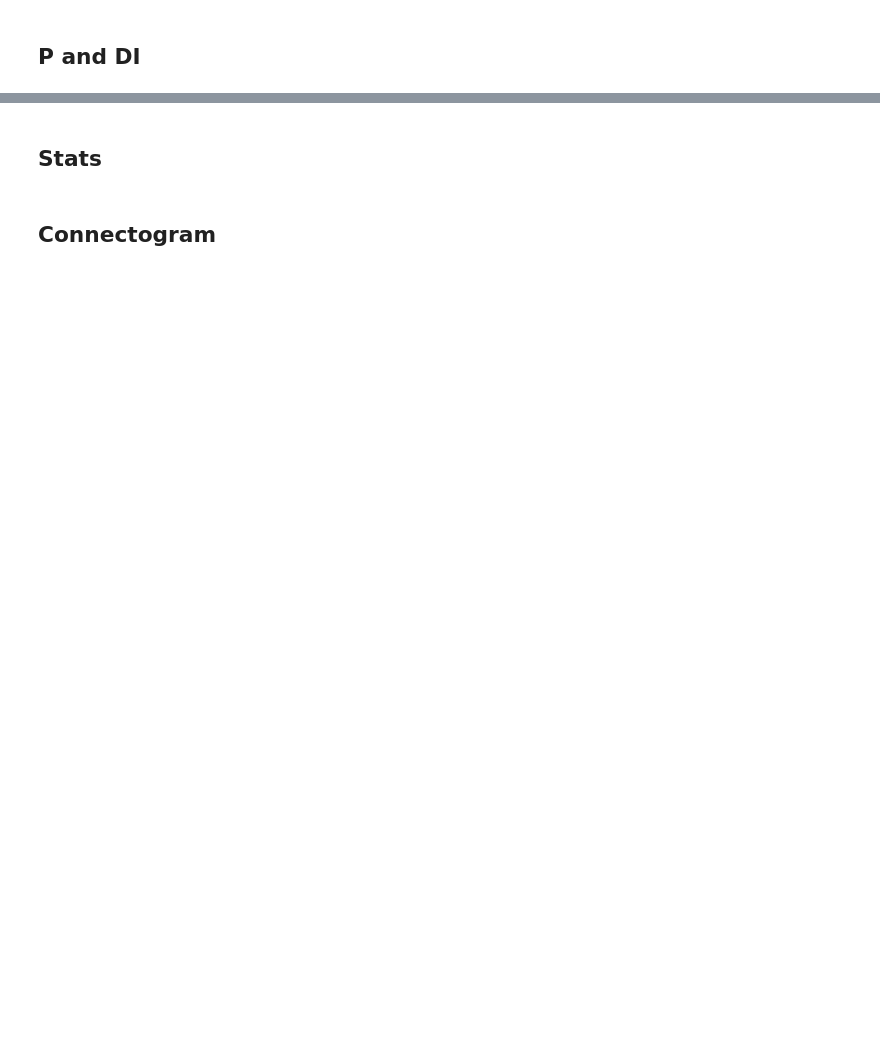
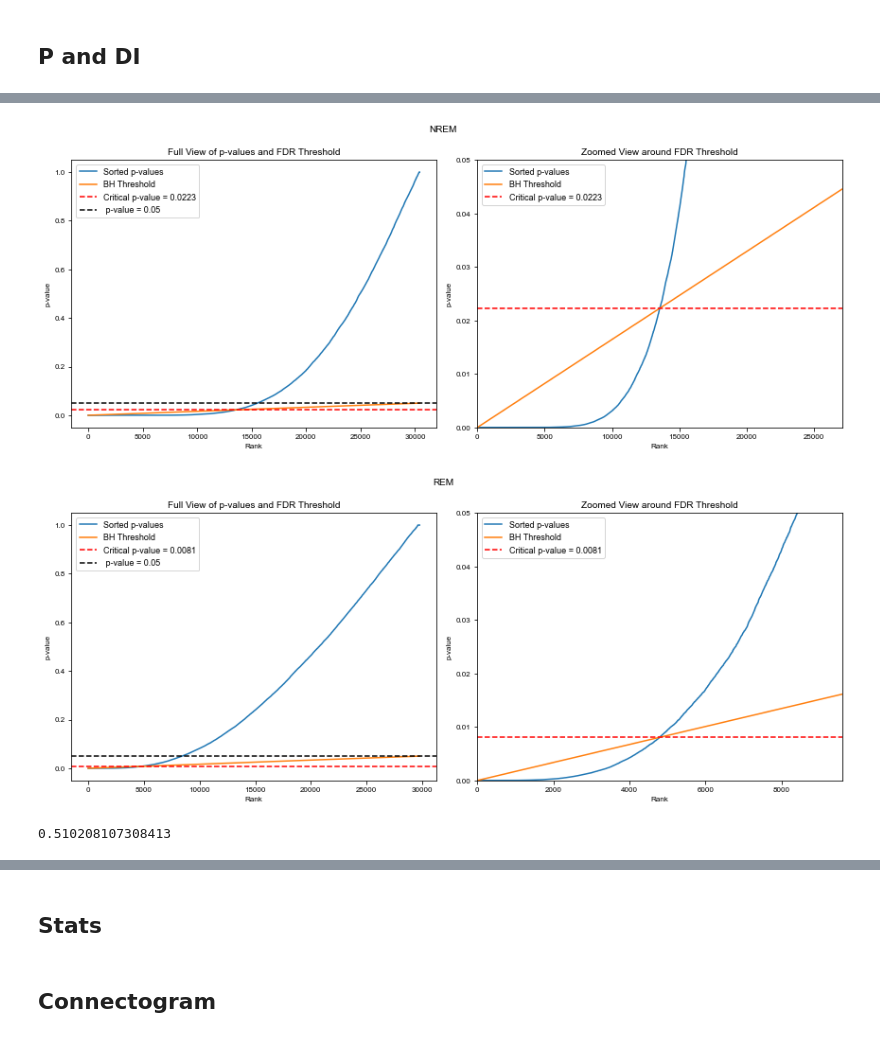
Before and after one commit to vellen23/CCEP_human, a Jupyter notebook: Python_Analysis/EvM/BM_sleep_networks.ipynb, the cells around one changed output, grey strips where cells are left out. Drawn from its saved outputs; the diff is of its cells as text; code cells hidden in the pictures; blank space fills up the shorter version.

```diff
--- a/Python_Analysis/EvM/BM_sleep_networks.ipynb
+++ b/Python_Analysis/EvM/BM_sleep_networks.ipynb
@@ -337,2 +426,0 @@ plt.show()
-# %%
-con_all.insert(4, 'Sig', con_all.p_MW<=0.01)
@@ -413,0 +484,50 @@ plt.show()
+# %%
+for ss in ['NREM', 'REM']:
+    # Example p-values array
+    p_values = con_all.loc[~np.isnan(con_all.p_MW)&(con_all.SleepState == ss), 'p_MW'].values
+    # Sort the p-values
+    sorted_p_values = np.sort(p_values)
+
+    # Apply Benjamini-Hochberg procedure
+    n = len(sorted_p_values)
+    false_discovery_rate = 0.05
+    bh_threshold = [i/n * false_discovery_rate for i in range(1, n+1)]
+
+    # Find the largest p-value where p < (i/n) * FDR
+    rejected = sorted_p_values < bh_threshold
+    max_reject_index = np.where(rejected)[0][-1]
+    critical_p_value = sorted_p_values[max_reject_index]
+
+    # Continuing from the previous setup
+    fig, axs = plt.subplots(1, 2, figsize=(12, 5))
+    plt.suptitle(ss)
+    # First subplot: Full view
+    axs[0].plot(sorted_p_values, label='Sorted p-values')
+    axs[0].plot(bh_threshold, label='BH Threshold')
+    axs[0].axhline(y=critical_p_value, color='r', linestyle='--', label=f'Critical p-value = {critical_p_value:.4f}')
+    axs[0].axhline(y=0.05, color='k', linestyle='--', label=f' p-value = 0.05')
+    axs[0].set_xlabel('Rank')
+    axs[0].set_ylabel('p-value')
+    axs[0].set_title('Full View of p-values and FDR Threshold')
+    axs[0].legend()
+
+    # Second subplot: Zoomed view
+    zoom_margin = 0.05  # Margin for the zoom, adjust as necessary
+    lower_bound = max(0, max_reject_index - int(n * zoom_margin))
+    upper_bound = min(n, max_reject_index + int(n * zoom_margin))
+
+    axs[1].plot(sorted_p_values, label='Sorted p-values')
+    axs[1].plot(bh_threshold, label='BH Threshold')
+    axs[1].axhline(y=critical_p_value, color='r', linestyle='--', label=f'Critical p-value = {critical_p_value:.4f}')
+    axs[1].set_xlabel('Rank')
+    axs[1].set_ylabel('p-value')
+    axs[1].set_title('Zoomed View around FDR Threshold')
+    axs[1].set_xlim([0, max_reject_index*2])
+    axs[1].set_ylim([0, 0.05])
+    axs[1].legend()
+
+    plt.tight_layout()
+    plt.show()
+# %% [output]
+[figure, added]
+[figure, added]
@@ -413,0 +541,4 @@ plt.show()
+# %%
+len(con_all[(con_all.p_MW <0.05)&(con_all.SleepState == 'NREM')]) / len(con_all[(con_all.Sig >= 0)&(con_all.SleepState == 'NREM')])
+# %% [output]
+0.510208107308413
```
Also changed, not shown: parts of 27 cells of this notebook, 31 other files.
